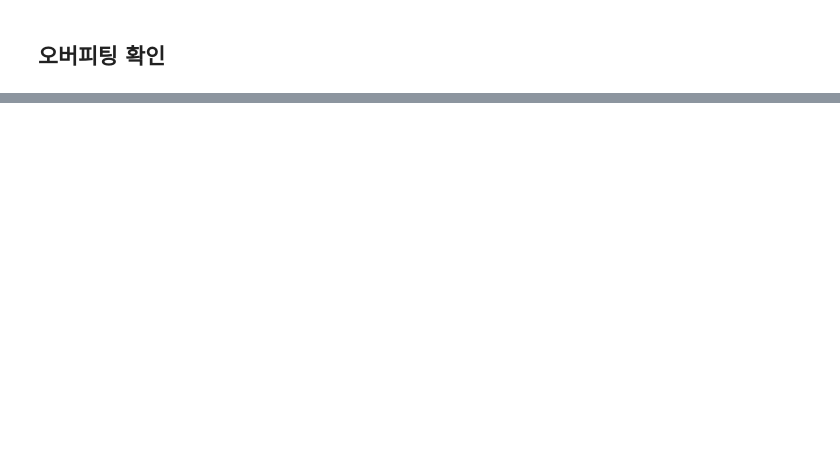
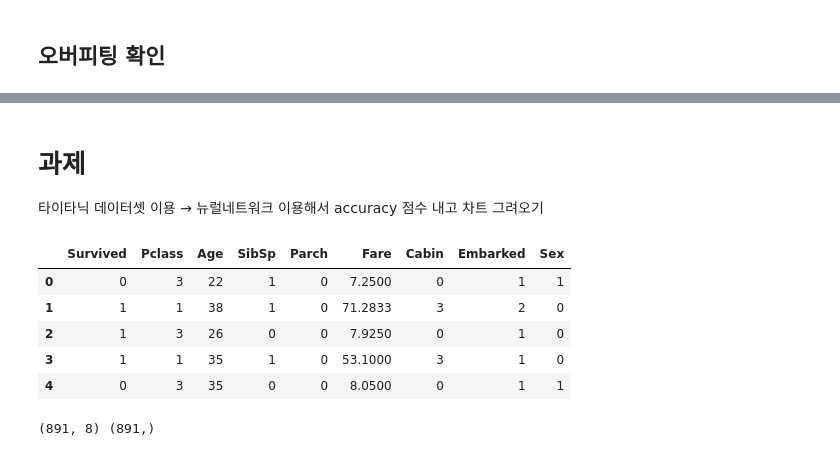
Before and after one commit to ssawwqdf/DL_practice, a Jupyter notebook: lec01_reg.ipynb, the cells around one changed output, grey strips where cells are left out. Drawn from its saved outputs; the diff is of its cells as text; code cells hidden in the pictures; blank space fills up the shorter version.

```diff
--- a/lec01_reg.ipynb
+++ b/lec01_reg.ipynb
@@ -239,0 +240,15 @@ plt.show()
+# %% [markdown]
+# 과제
+타이타닉 데이터셋 이용 → 뉴럴네트워크 이용해서 accuracy 점수 내고 차트 그려오기
+# %%
+# tianic dataset after engineering
+ttnic = pd.read_csv('dataset/titanic.csv')
+# %%
+ttnic.head()
+# %% [output]
+|  | Survived | Pclass | Age | SibSp | Parch | Fare | Cabin | Embarked | Sex |
+| 0 | 0 | 3 | 22 | 1 | 0 | 7.2500 | 0 | 1 | 1 |
+| 1 | 1 | 1 | 38 | 1 | 0 | 71.2833 | 3 | 2 | 0 |
+| 2 | 1 | 3 | 26 | 0 | 0 | 7.9250 | 0 | 1 | 0 |
+| 3 | 1 | 1 | 35 | 1 | 0 | 53.1000 | 3 | 1 | 0 |
+| 4 | 0 | 3 | 35 | 0 | 0 | 8.0500 | 0 | 1 | 1 |
@@ -239,0 +258,4 @@ plt.show()
+# %%
+print(X.shape, y.shape)
+# %% [output]
+(891, 8) (891,)
```
Also changed, not shown: parts of 15 cells of this notebook, 4 other files.
